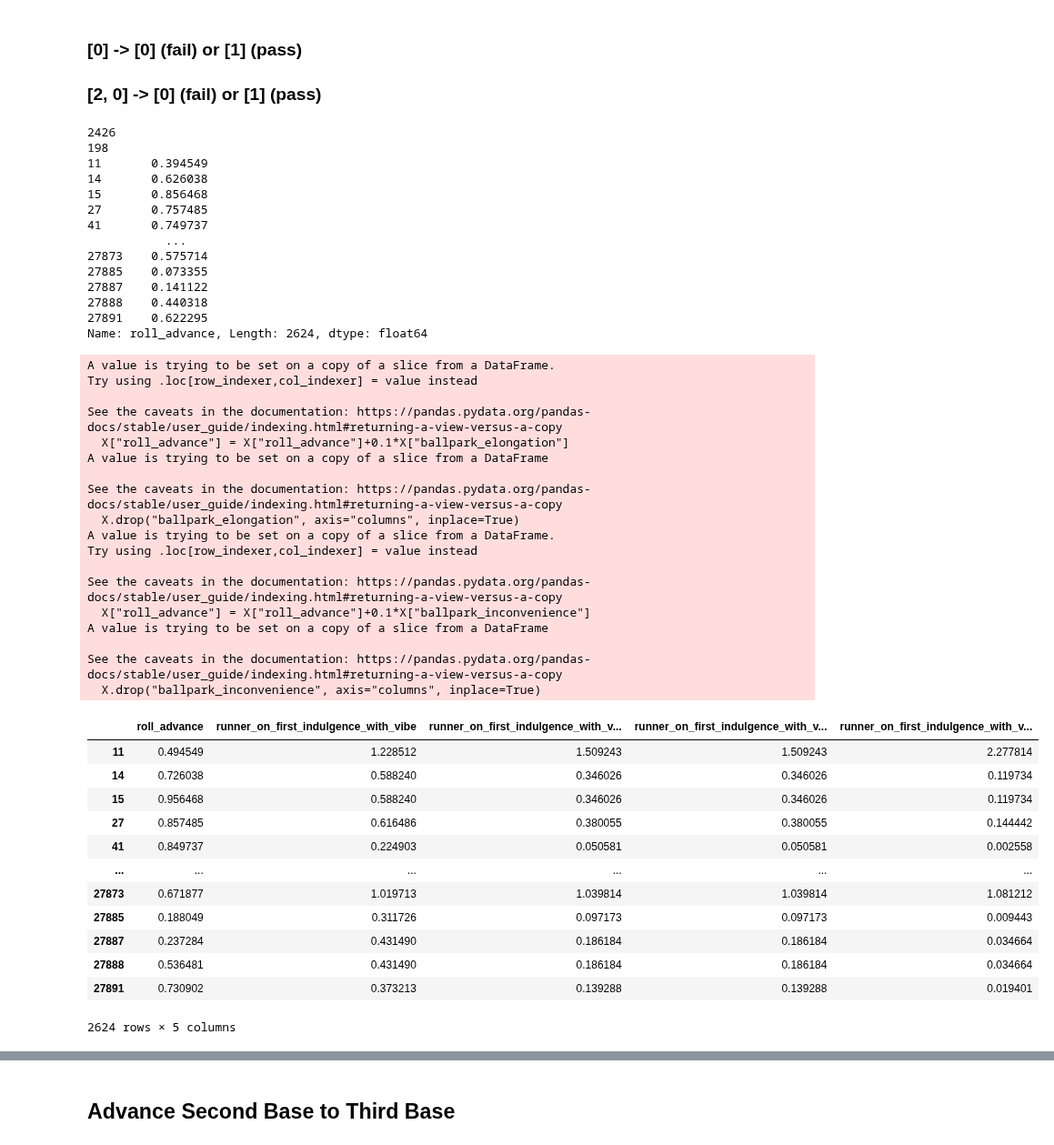
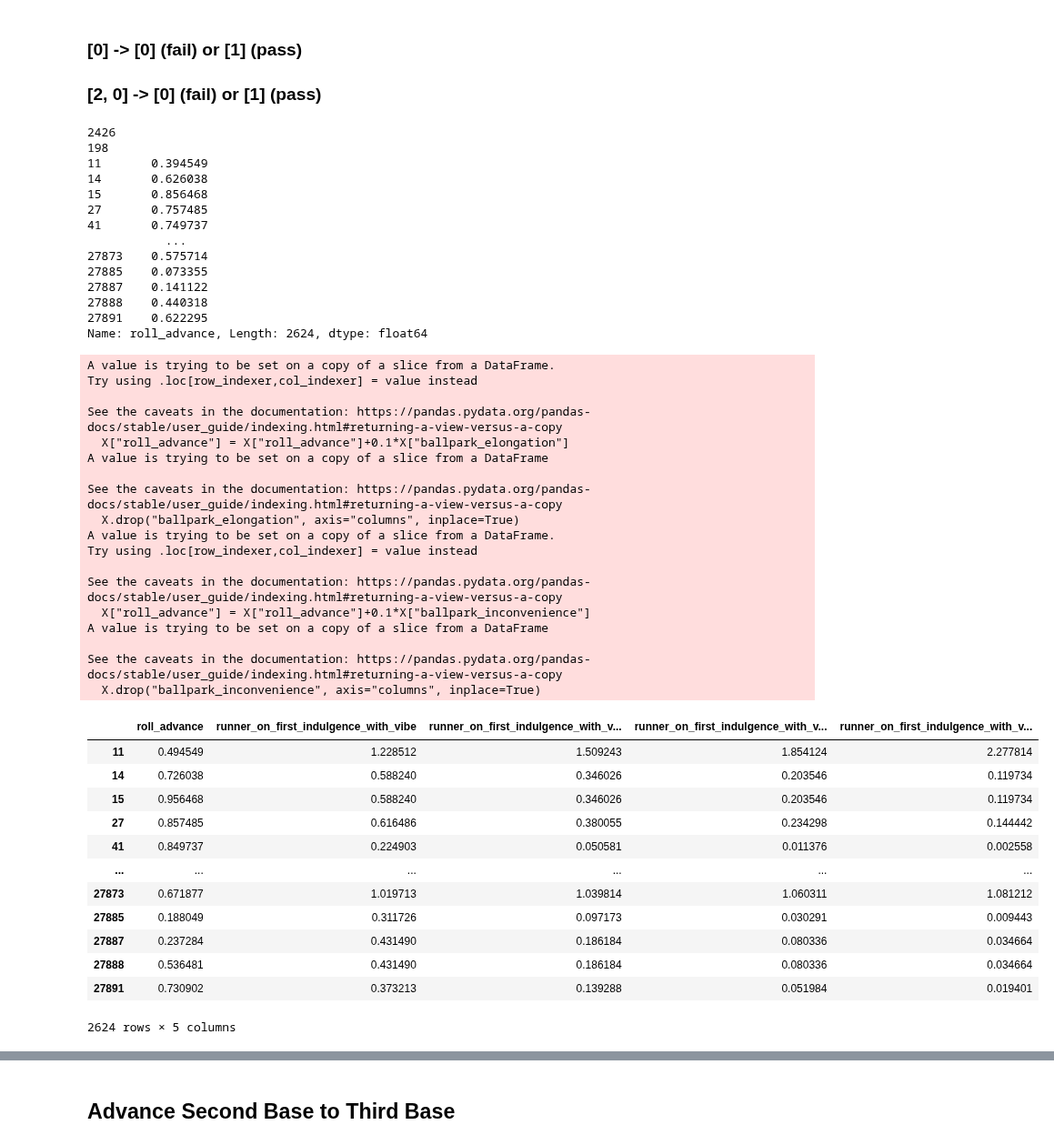
Before and after one commit to xSke/resim, a Jupyter notebook: notebooks/flyouts_master.ipynb, the cells around one changed output, grey strips where cells are left out. Shown at 91% size. Cells and saved outputs as stored; diff of their text form; code cells hidden in the pictures.

```diff
--- a/notebooks/flyouts_master.ipynb
+++ b/notebooks/flyouts_master.ipynb
@@ -233,10 +233,12 @@ ax.hist(
 # print(dfc[dfc["baserunners_next"] == "[0]"][["baserunners_next","passed"]])
 # print(dfc[dfc["baserunners_next"] == "[1]"][["baserunners_next","passed"]])
 # print(dfc["passed"])
+# dfc = dfc[dfc['runner_on_first_indulgence_with_vibe']>0.5]
+# dfc['runner_on_first_indulgence_with_vibe'] -= 0.5
 dfc['roll_log'] = dfc['roll_advance'].apply(math.log)
 dfc['runner_on_first_indulgence_with_vibe_log'] = dfc['runner_on_first_indulgence_with_vibe'].apply(math.log)
 dfc['runner_on_first_indulgence_with_vibe_sq'] = dfc['runner_on_first_indulgence_with_vibe']**2
-dfc['runner_on_first_indulgence_with_vibe_3'] = dfc['runner_on_first_indulgence_with_vibe']**2
+dfc['runner_on_first_indulgence_with_vibe_3'] = dfc['runner_on_first_indulgence_with_vibe']**3
 dfc['runner_on_first_indulgence_with_vibe_4'] = dfc['runner_on_first_indulgence_with_vibe']**4
 X = dfc[
     [
@@ -244,6 +246,7 @@ X = dfc[
         "roll_advance",
         "passed",
         # "roll_avg",
+        # "batter_musclitude_with_vibe",
         # "batter_patheticism_with_vibe",
         # "batter_inv_patheticism_with_vibe",
         # "batter_inv_patheticism",
@@ -294,44 +297,44 @@ X
 14       0.626038
 15       0.856468
 27       0.757485
 41       0.749737
            ...
 27873    0.575714
 27885    0.073355
 27887    0.141122
 27888    0.440318
 27891    0.622295
 Name: roll_advance, Length: 2624, dtype: float64
 A value is trying to be set on a copy of a slice from a DataFrame.
 Try using .loc[row_indexer,col_indexer] = value instead
 
 See the caveats in the documentation: https://pandas.pydata.org/pandas-docs/stable/user_guide/indexing.html#returning-a-view-versus-a-copy
   X["roll_advance"] = X["roll_advance"]+0.1*X["ballpark_elongation"]
 A value is trying to be set on a copy of a slice from a DataFrame
 
 See the caveats in the documentation: https://pandas.pydata.org/pandas-docs/stable/user_guide/indexing.html#returning-a-view-versus-a-copy
   X.drop("ballpark_elongation", axis="columns", inplace=True)
 A value is trying to be set on a copy of a slice from a DataFrame.
 Try using .loc[row_indexer,col_indexer] = value instead
 
 See the caveats in the documentation: https://pandas.pydata.org/pandas-docs/stable/user_guide/indexing.html#returning-a-view-versus-a-copy
   X["roll_advance"] = X["roll_advance"]+0.1*X["ballpark_inconvenience"]
 A value is trying to be set on a copy of a slice from a DataFrame
 
 See the caveats in the documentation: https://pandas.pydata.org/pandas-docs/stable/user_guide/indexing.html#returning-a-view-versus-a-copy
   X.drop("ballpark_inconvenience", axis="columns", inplace=True)
 |  | roll_advance | runner_on_first_indulgence_with_vibe | runner_on_first_indulgence_with_v... | runner_on_first_indulgence_with_v... | runner_on_first_indulgence_with_v... |
-| 11 | 0.494549 | 1.228512 | 1.509243 | 1.509243 | 2.277814 |
-| 14 | 0.726038 | 0.588240 | 0.346026 | 0.346026 | 0.119734 |
-| 15 | 0.956468 | 0.588240 | 0.346026 | 0.346026 | 0.119734 |
-| 27 | 0.857485 | 0.616486 | 0.380055 | 0.380055 | 0.144442 |
-| 41 | 0.849737 | 0.224903 | 0.050581 | 0.050581 | 0.002558 |
+| 11 | 0.494549 | 1.228512 | 1.509243 | 1.854124 | 2.277814 |
+| 14 | 0.726038 | 0.588240 | 0.346026 | 0.203546 | 0.119734 |
+| 15 | 0.956468 | 0.588240 | 0.346026 | 0.203546 | 0.119734 |
+| 27 | 0.857485 | 0.616486 | 0.380055 | 0.234298 | 0.144442 |
+| 41 | 0.849737 | 0.224903 | 0.050581 | 0.011376 | 0.002558 |
 | ... | ... | ... | ... | ... | ... |
-| 27873 | 0.671877 | 1.019713 | 1.039814 | 1.039814 | 1.081212 |
-| 27885 | 0.188049 | 0.311726 | 0.097173 | 0.097173 | 0.009443 |
-| 27887 | 0.237284 | 0.431490 | 0.186184 | 0.186184 | 0.034664 |
-| 27888 | 0.536481 | 0.431490 | 0.186184 | 0.186184 | 0.034664 |
-| 27891 | 0.730902 | 0.373213 | 0.139288 | 0.139288 | 0.019401 |
+| 27873 | 0.671877 | 1.019713 | 1.039814 | 1.060311 | 1.081212 |
+| 27885 | 0.188049 | 0.311726 | 0.097173 | 0.030291 | 0.009443 |
+| 27887 | 0.237284 | 0.431490 | 0.186184 | 0.080336 | 0.034664 |
+| 27888 | 0.536481 | 0.431490 | 0.186184 | 0.080336 | 0.034664 |
+| 27891 | 0.730902 | 0.373213 | 0.139288 | 0.051984 | 0.019401 |
 2624 rows × 5 columns
 [figure]
 # %%
```
Also changed, not shown: parts of 4 cells of this notebook.
